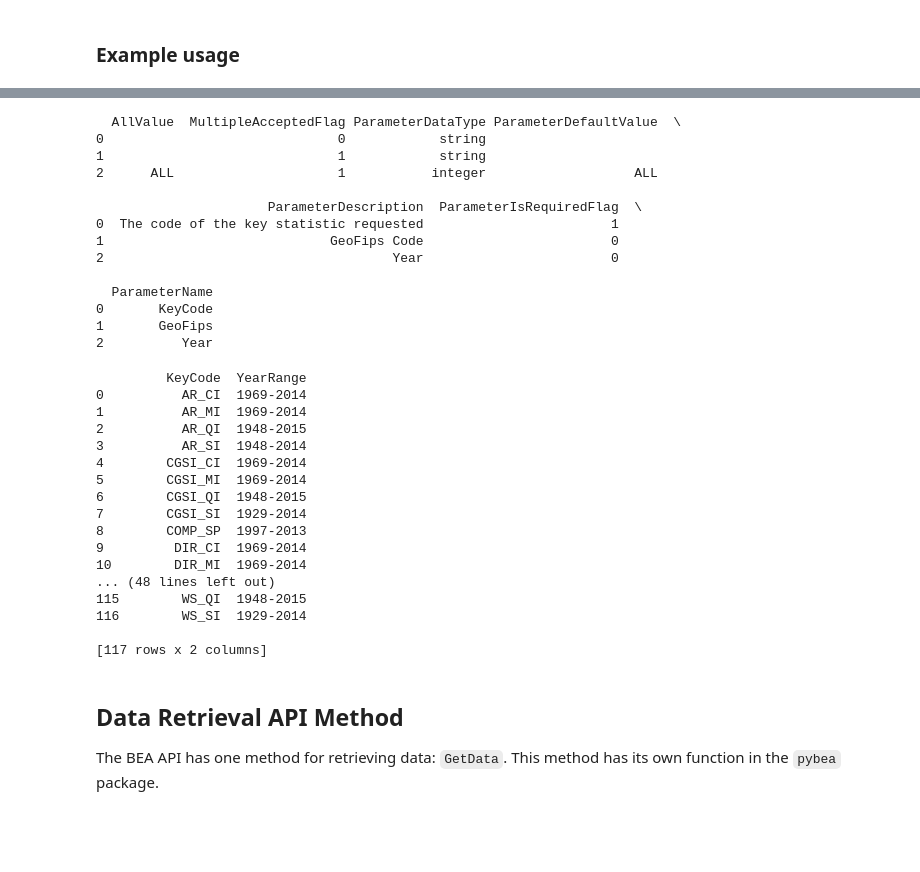
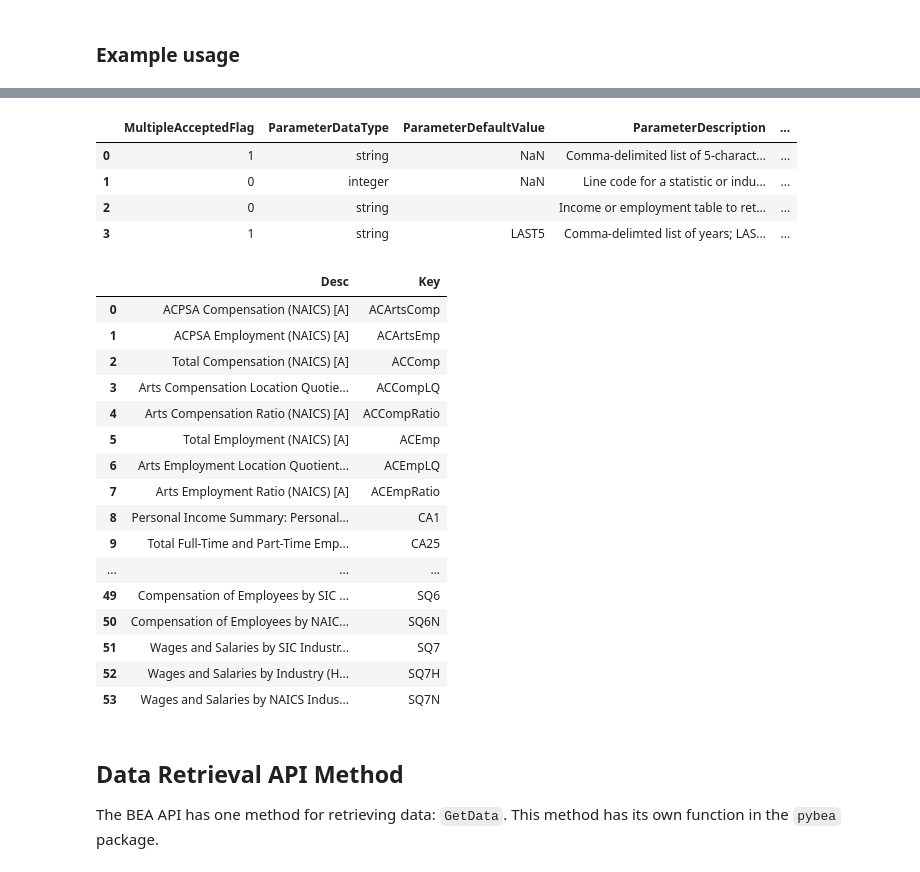
Before and after one commit to davidrpugh/pyBEA, a Jupyter notebook: examples/user-guide.ipynb, the cells around one changed output, grey strips where cells are left out. Saved outputs shown, nothing was run; the diff lists cells and outputs as text; code cells hidden in the pictures; blank space fills up the shorter version.

```diff
--- a/examples/user-guide.ipynb
+++ b/examples/user-guide.ipynb
@@ -53,49 +55,39 @@ print(meta_data)
 # %%
 # access the BEA data API...
-meta_data = pybea.get_parameter_list(USER_ID, DataSetName='RegionalData')
+meta_data = pybea.get_parameter_list(USER_ID, DataSetName='RegionalIncome')
 
 # ...display the resulting Pandas DataFrame
-print(meta_data)
+meta_data
 # %% [output]
-  AllValue  MultipleAcceptedFlag ParameterDataType ParameterDefaultValue  \
-0                              0            string
-1                              1            string
-2      ALL                     1           integer                   ALL
-
-                      ParameterDescription  ParameterIsRequiredFlag  \
-0  The code of the key statistic requested                        1
-1                             GeoFips Code                        0
-2                                     Year                        0
-
-  ParameterName
-0       KeyCode
-1       GeoFips
-2          Year
+|  | MultipleAcceptedFlag | ParameterDataType | ParameterDefaultValue | ParameterDescription | ... |
+| 0 | 1 | string | NaN | Comma-delimited list of 5-charact... | ... |
+| 1 | 0 | integer | NaN | Line code for a statistic or indu... | ... |
+| 2 | 0 | string |  | Income or employment table to ret... | ... |
+| 3 | 1 | string | LAST5 | Comma-delimted list of years; LAS... | ... |
 # %%
 # access the BEA data API...
-meta_data = pybea.get_parameter_values(USER_ID, DataSetName='RegionalData',
-                                       ParameterName='KeyCode')
+meta_data = pybea.get_parameter_values(USER_ID, DataSetName='RegionalIncome', ParameterName='TableName')
 
 # ...display the resulting Pandas DataFrame
-print(meta_data)
+meta_data
 # %% [output]
-         KeyCode  YearRange
-0          AR_CI  1969-2014
-1          AR_MI  1969-2014
-2          AR_QI  1948-2015
-3          AR_SI  1948-2014
-4        CGSI_CI  1969-2014
-5        CGSI_MI  1969-2014
-6        CGSI_QI  1948-2015
-7        CGSI_SI  1929-2014
-8        COMP_SP  1997-2013
-9         DIR_CI  1969-2014
-10        DIR_MI  1969-2014
-... (48 lines left out)
-115        WS_QI  1948-2015
-116        WS_SI  1929-2014
-
-[117 rows x 2 columns]
+|  | Desc | Key |
+| 0 | ACPSA Compensation (NAICS) [A] | ACArtsComp |
+| 1 | ACPSA Employment (NAICS) [A] | ACArtsEmp |
+| 2 | Total Compensation (NAICS) [A] | ACComp |
+| 3 | Arts Compensation Location Quotie... | ACCompLQ |
+| 4 | Arts Compensation Ratio (NAICS) [A] | ACCompRatio |
+| 5 | Total Employment (NAICS) [A] | ACEmp |
+| 6 | Arts Employment Location Quotient... | ACEmpLQ |
+| 7 | Arts Employment Ratio (NAICS) [A] | ACEmpRatio |
+| 8 | Personal Income Summary: Personal... | CA1 |
+| 9 | Total Full-Time and Part-Time Emp... | CA25 |
+| ... | ... | ... |
+| 49 | Compensation of Employees by SIC ... | SQ6 |
+| 50 | Compensation of Employees by NAIC... | SQ6N |
+| 51 | Wages and Salaries by SIC Industr... | SQ7 |
+| 52 | Wages and Salaries by Industry (H... | SQ7H |
+| 53 | Wages and Salaries by NAICS Indus... | SQ7N |
 # %% [markdown]
 ## Data Retrieval API Method
 
```
Also changed, not shown: parts of 13 cells of this notebook, 2 other files.
